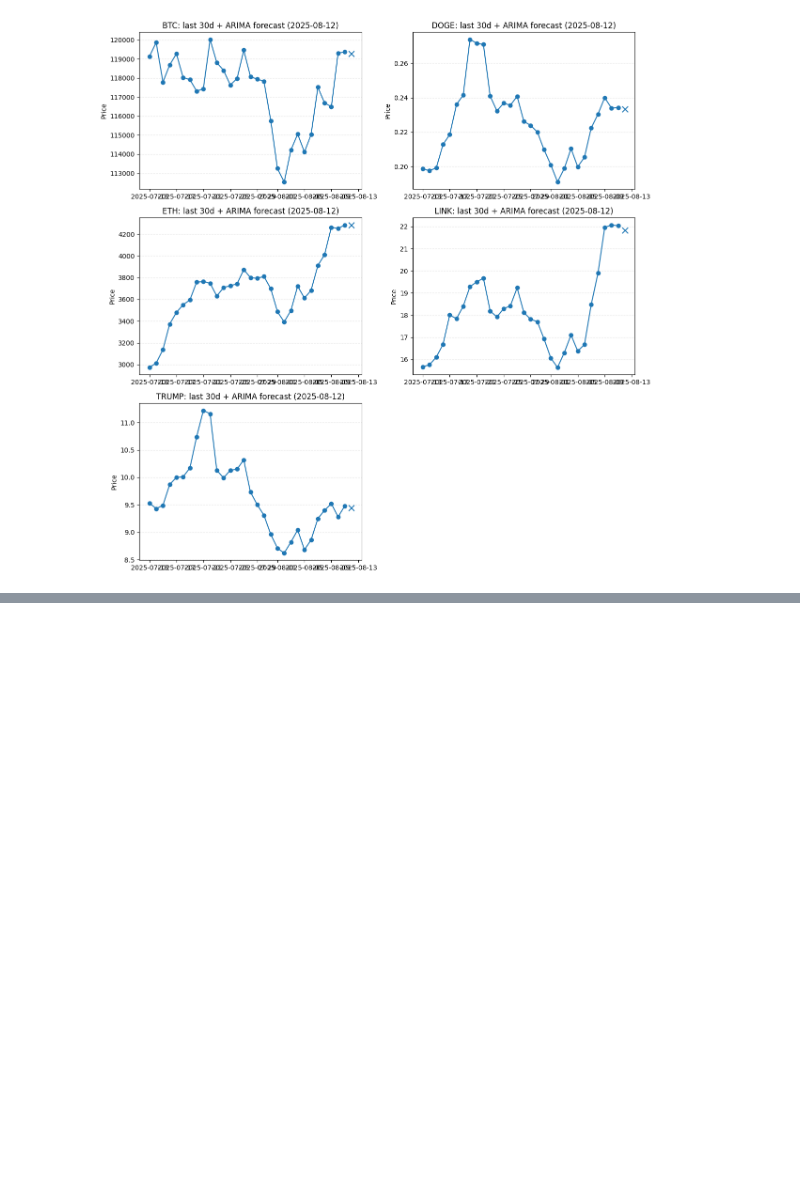
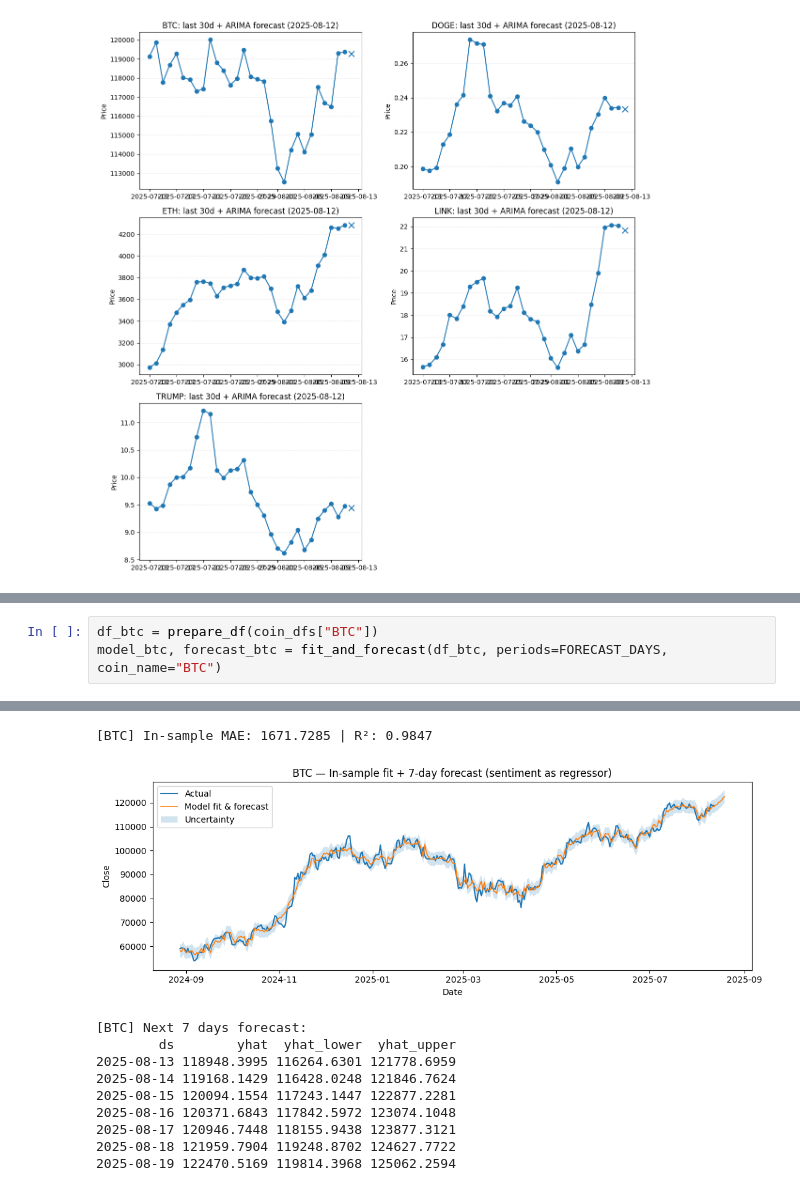
Before and after one commit to Eris-Leksi/Cryptocurrency-Price-Prediction-Models-, a Jupyter notebook: script.ipynb, the cells around one changed output, grey strips where cells are left out. Saved outputs shown, nothing was run; the diff lists cells and outputs as text; blank space fills up the shorter version.

```diff
--- a/script.ipynb
+++ b/script.ipynb
@@ -1397,0 +1380,4 @@ In summary, this project successfully modeled the interplay between sentiment an
+# %%
+df_btc = prepare_df(coin_dfs["BTC"])
+model_btc, forecast_btc = fit_and_forecast(df_btc, periods=FORECAST_DAYS, coin_name="BTC")
+# %% [output]
@@ -1397,0 +1386,11 @@ In summary, this project successfully modeled the interplay between sentiment an
+[BTC] In-sample MAE: 1671.7285 | R²: 0.9847
+[figure, added]
+[BTC] Next 7 days forecast:
+        ds        yhat  yhat_lower  yhat_upper
+2025-08-13 118948.3995 116264.6301 121778.6959
+2025-08-14 119168.1429 116428.0248 121846.7624
+2025-08-15 120094.1554 117243.1447 122877.2281
+2025-08-16 120371.6843 117842.5972 123074.1048
+2025-08-17 120946.7448 118155.9438 123877.3121
+2025-08-18 121959.7904 119248.8702 124627.7722
+2025-08-19 122470.5169 119814.3968 125062.2594
```
Also changed, not shown: parts of 32 cells of this notebook, 1 other file.
